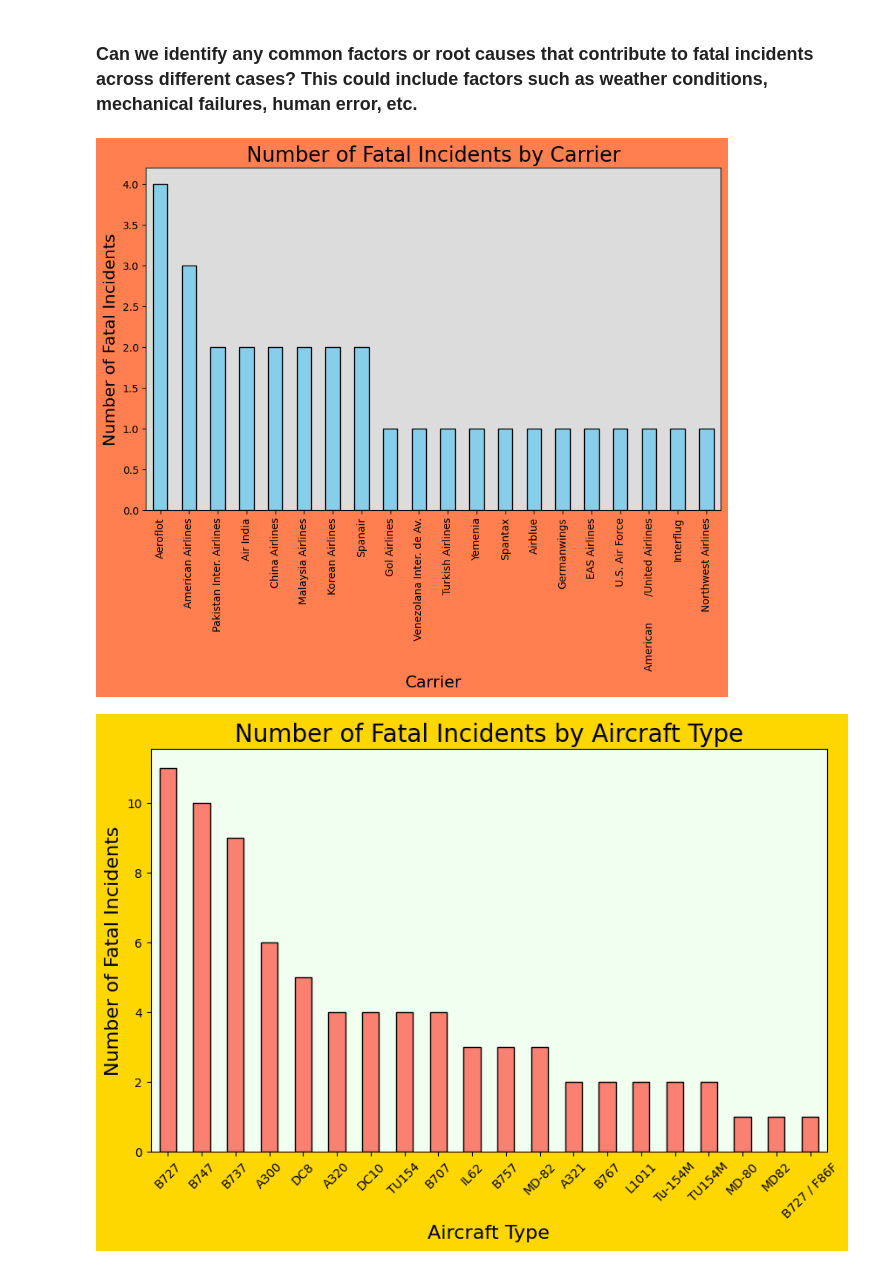
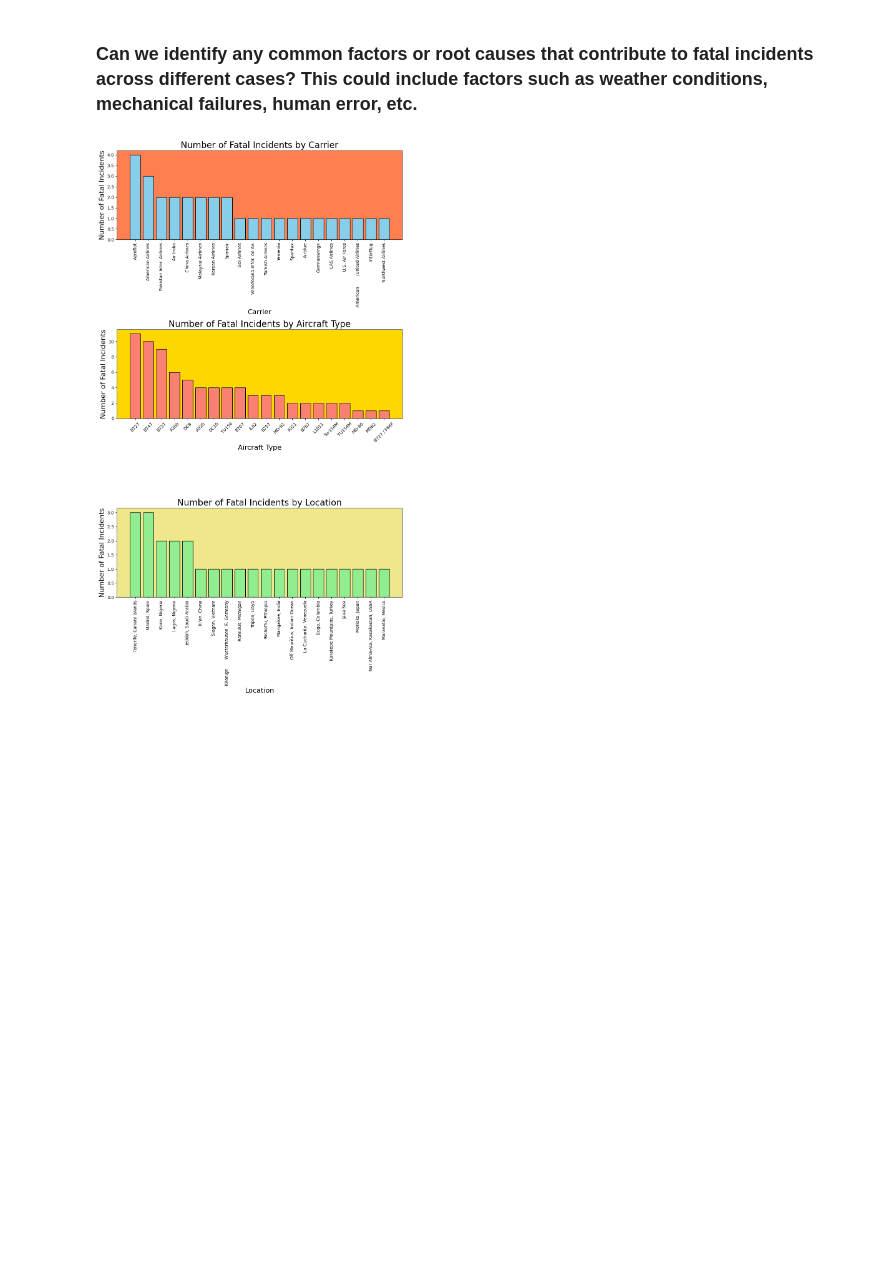
Before and after one commit to ZainFaisal005/DataCraft-Analysis-Vault, a Jupyter notebook: WorstPlaneCrashesHistory/WorstPlaneCrashesHistory.ipynb, the cells around one changed output. Saved outputs shown, nothing was run; the diff lists cells and outputs as text; code cells hidden in the pictures; blank space fills up the shorter version.

```diff
--- a/WorstPlaneCrashesHistory/WorstPlaneCrashesHistory.ipynb
+++ b/WorstPlaneCrashesHistory/WorstPlaneCrashesHistory.ipynb
@@ -197,38 +357,33 @@ plt.show()
 ### Can we identify any common factors or root causes that contribute to fatal incidents across different cases? This could include factors such as weather conditions, mechanical failures, human error, etc.
 # %%
 carrier_counts = df['Carrier'].value_counts().head(20)
+aircraft_counts = df['Type'].value_counts().head(20)
+locations_counts = df['Location'].value_counts().head(20)
 
-plt.figure(figsize=(10, 6))
-carrier_counts.plot(kind='bar', color='skyblue', edgecolor='black')
-plt.title('Number of Fatal Incidents by Carrier', fontsize=20)
-plt.xlabel('Carrier', fontsize=16)
-plt.ylabel('Number of Fatal Incidents', fontsize=16)
-plt.xticks(rotation=90)
-plt.gcf().patch.set_facecolor('coral')
-plt.gca().set_facecolor('gainsboro')
+fig, axs = plt.subplots(3, 1, figsize=(10, 18))
+
+axs[0].bar(carrier_counts.index, carrier_counts.values, color='skyblue', edgecolor='black')
+axs[0].set_title('Number of Fatal Incidents by Carrier', fontsize=20)
+axs[0].set_xlabel('Carrier', fontsize=16)
+axs[0].set_ylabel('Number of Fatal Incidents', fontsize=16)
+axs[0].tick_params(axis='x', rotation=90)
+axs[0].patch.set_facecolor('coral')
+
+axs[1].bar(aircraft_counts.index, aircraft_counts.values, color='salmon', edgecolor='black')
+axs[1].set_title('Number of Fatal Incidents by Aircraft Type', fontsize=20)
+axs[1].set_xlabel('Aircraft Type', fontsize=16)
+axs[1].set_ylabel('Number of Fatal Incidents', fontsize=16)
+axs[1].tick_params(axis='x', rotation=45)
+axs[1].patch.set_facecolor('gold')
+
+axs[2].bar(locations_counts.index, locations_counts.values, color='lightgreen', edgecolor='black')
+axs[2].set_title('Number of Fatal Incidents by Location', fontsize=20)
+axs[2].set_xlabel('Location', fontsize=16)
+axs[2].set_ylabel('Number of Fatal Incidents', fontsize=16)
+axs[2].tick_params(axis='x', rotation=90)
+axs[2].patch.set_facecolor('khaki')
+
+plt.tight_layout()
 plt.show()
-
-aircraft_counts = df['Type'].value_counts().head(20)
-plt.figure(figsize=(10, 6))
-aircraft_counts.plot(kind='bar', color='salmon', edgecolor='black')
-plt.title('Number of Fatal Incidents by Aircraft Type', fontsize=20)
-plt.xlabel('Aircraft Type', fontsize=16)
-plt.ylabel('Number of Fatal Incidents', fontsize=16)
-plt.xticks(rotation=45)
-plt.gcf().patch.set_facecolor('gold')
-plt.gca().set_facecolor('honeydew')
-plt.show()
-
-locations_counts = df['Location'].value_counts().head(20)
-plt.figure(figsize=(12, 8))
-locations_counts.plot(kind='bar', color='lightgreen', edgecolor='black')
-plt.title('Number of Fatal Incidents by Location', fontsize=20)
-plt.xlabel('Number of Fatal Incidents', fontsize=16)
-plt.ylabel('Location', fontsize=16)
-plt.xticks(rotation=90)
-plt.gcf().patch.set_facecolor('khaki')
-plt.gca().set_facecolor('lightcyan')
-plt.show()
 # %% [output]
-[figure, old version]
+[figure, new version]
-[figure, removed]
```
Also changed, not shown: parts of 17 cells of this notebook.
